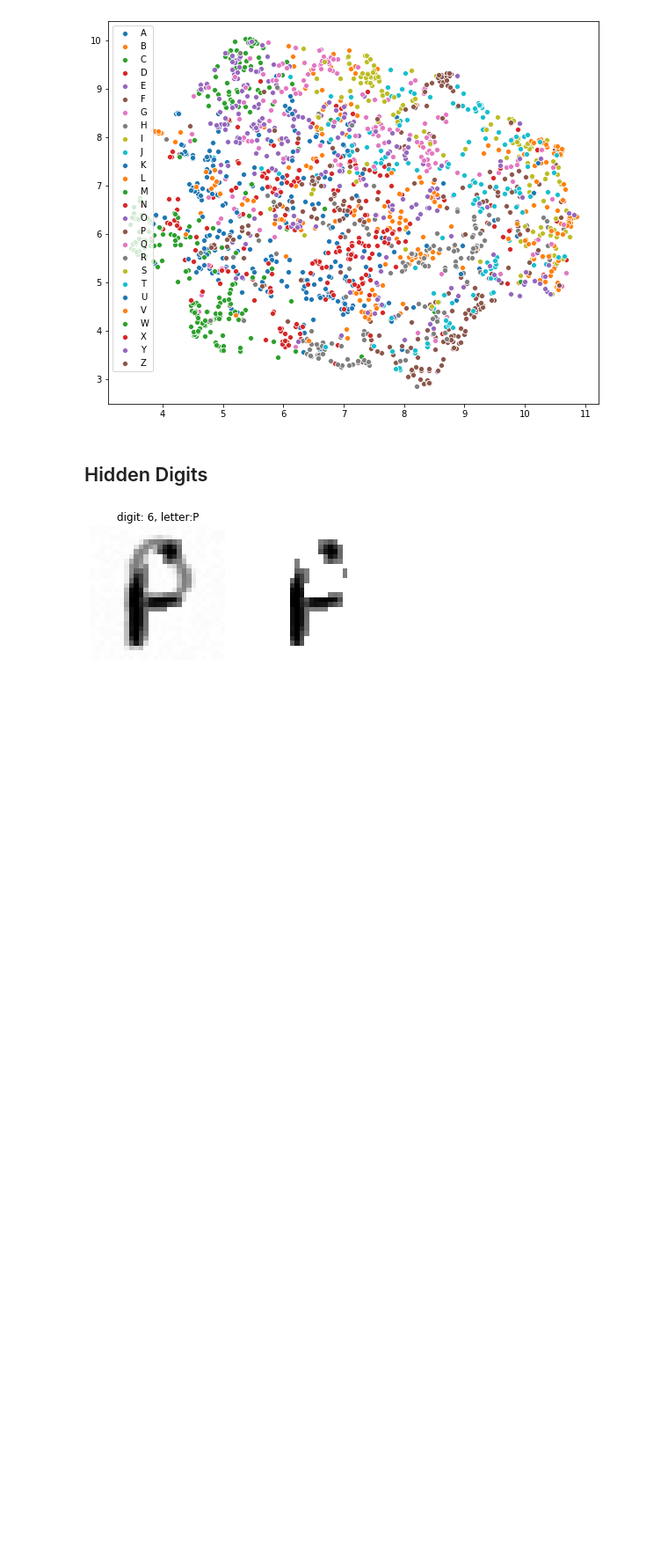
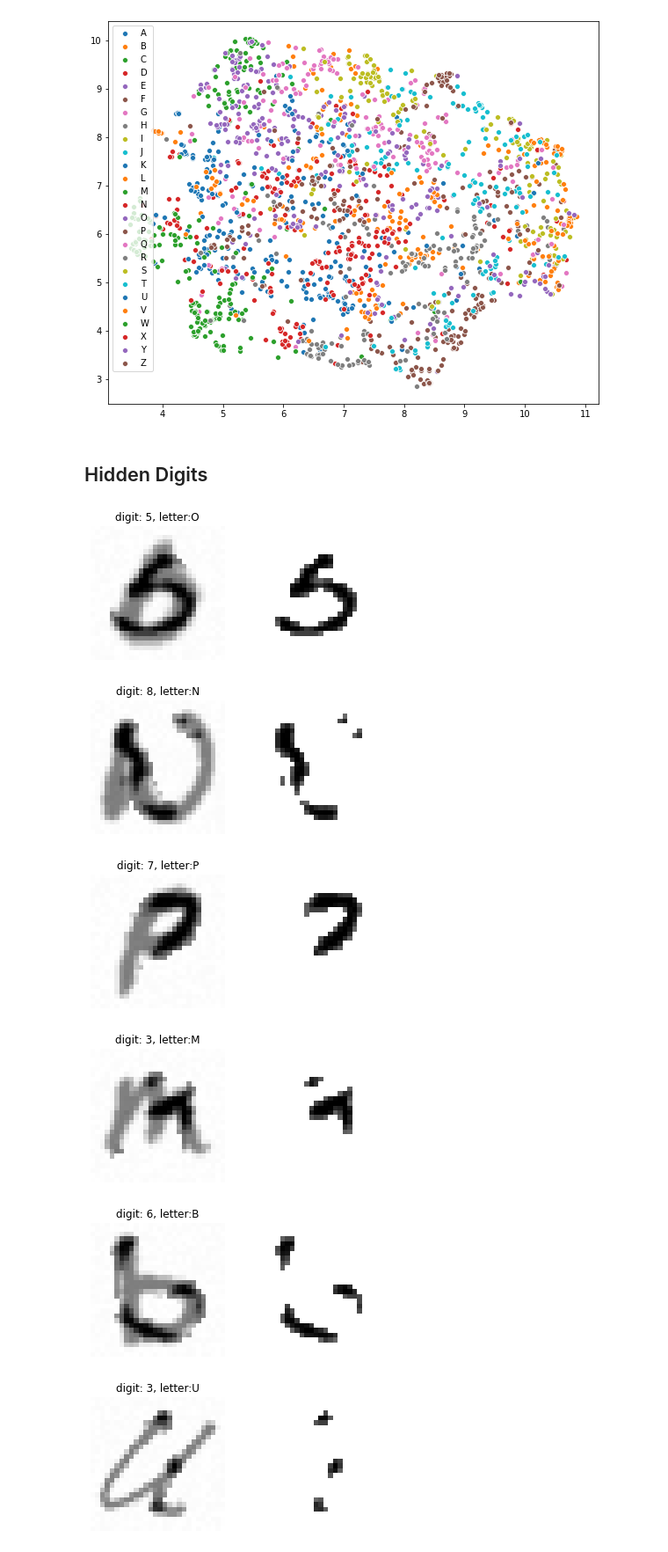
Before and after one commit to giwankim/emnist, a Jupyter notebook: notebooks/00-eda.ipynb, the cells around one changed output. Shown at 88% size. Cells and saved outputs as stored; diff of their text form; code cells hidden in the pictures; blank space fills up the shorter version.

```diff
--- a/notebooks/00-eda.ipynb
+++ b/notebooks/00-eda.ipynb
@@ -177,23 +196,24 @@ letter = letters[idx]
 # %%
-fig, ax = plt.subplots(1, 2)
-ax[0].imshow(image, cmap=plt.cm.binary)
-ax[0].set_title(f"digit: {digit}, letter:{letter}")
-ax[0].axis("off")
-ax[1].imshow(np.where(image >= 127.5, image, 0), cmap=plt.cm.binary)
-ax[1].axis("off")
-plt.show()
+def plot_hidden_digits(idx):
+    image = images[idx]
+    letter = letters[idx]
+    digit = digits[idx]
+
+    fig, ax = plt.subplots(1, 2)
+    ax[0].imshow(image, cmap=plt.cm.binary)
+    ax[0].set_title(f"digit: {digit}, letter:{letter}")
+    ax[0].axis("off")
+    ax[1].imshow(np.where(image >= 150, image, 0), cmap=plt.cm.binary)
+    ax[1].axis("off")
+    plt.show()
-# %% [output]
-[figure, removed]
-# %%
-def plot_hidden_digits(idx):
-    image = images[idx]
-    letter = letters[idx]
-    digit = digits[idx]
-
-    fig, ax = plt.subplots(1, 2)
-    ax[0].imshow(image, cmap=plt.cm.binary)
-    ax[0].set_title(f"digit: {digit}, letter:{letter}")
-    ax[0].axis("off")
-    ax[1].imshow(np.where(image >= 127.5, image, 0), cmap=plt.cm.binary)
-    ax[1].axis("off")
-    plt.show()
+# %%
+for _ in range(10):
+    idx = np.random.randint(len(df))
+    plot_hidden_digits(idx)
+# %% [output]
+[figure, added]
+[figure, added]
+[figure, added]
+[figure, added]
+[figure, added]
+[figure, added]
```
Also changed, not shown: parts of 9 cells of this notebook, 8 other files.
